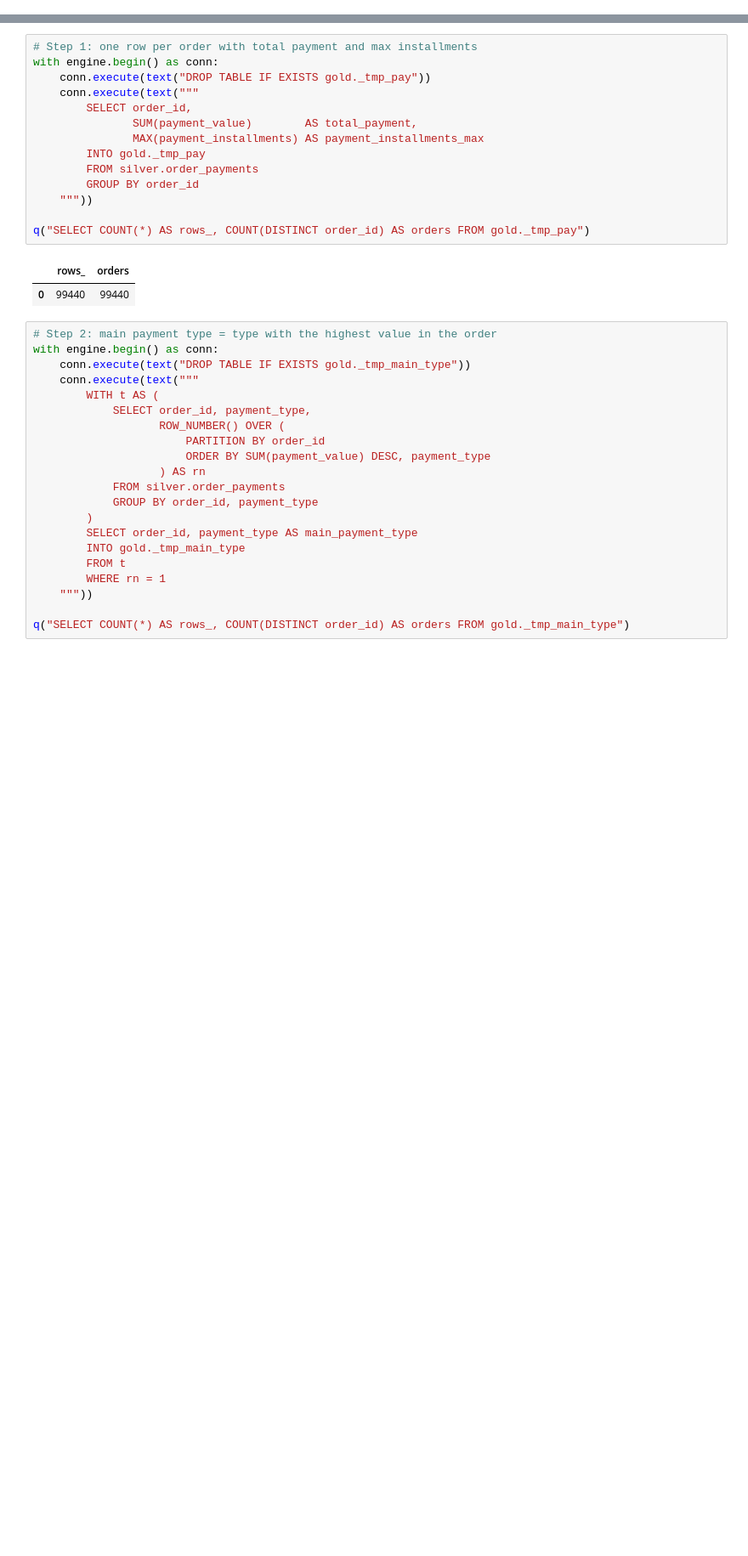
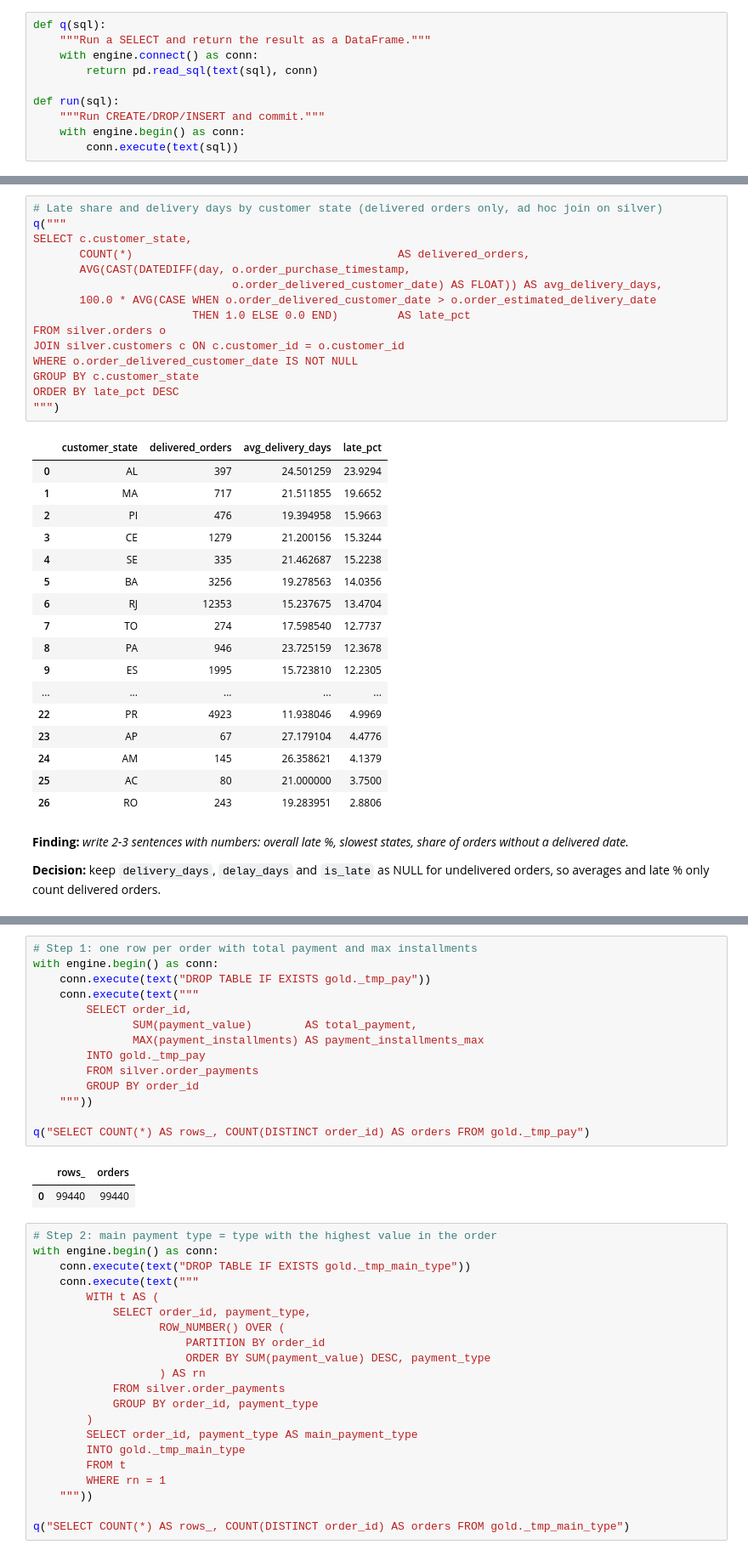
Before and after one commit to abasovmanaf-3267/olist-ecommerce-analytics, a Jupyter notebook: notebooks/03_gold/03_gold_tables/03_gold_tables_a.ipynb, the cells around one changed output, grey strips where cells are left out. Shown at 85% size. Saved outputs shown, nothing was run; the diff lists cells and outputs as text; blank space fills up the shorter version.

Commit message:
Combined Gold analysis and tables (A)

```diff
--- a/notebooks/03_gold/03_gold_tables/03_gold_tables_a.ipynb
+++ b/notebooks/03_gold/03_gold_tables/03_gold_tables_a.ipynb
@@ -13,3 +39,13 @@
+# %%
+def q(sql):
+    """Run a SELECT and return the result as a DataFrame."""
+    with engine.connect() as conn:
+        return pd.read_sql(text(sql), conn)
+
+def run(sql):
+    """Run CREATE/DROP/INSERT and commit."""
+    with engine.begin() as conn:
+        conn.execute(text(sql))
 # %% [markdown]
 ---
 
@@ -111 +181,38 @@ FROM gold.dim_customers
+# %%
+# Late share and delivery days by customer state (delivered orders only, ad hoc join on silver)
+q("""
+SELECT c.customer_state,
+       COUNT(*)                                        AS delivered_orders,
+       AVG(CAST(DATEDIFF(day, o.order_purchase_timestamp,
+                              o.order_delivered_customer_date) AS FLOAT)) AS avg_delivery_days,
+       100.0 * AVG(CASE WHEN o.order_delivered_customer_date > o.order_estimated_delivery_date
+                        THEN 1.0 ELSE 0.0 END)         AS late_pct
+FROM silver.orders o
+JOIN silver.customers c ON c.customer_id = o.customer_id
+WHERE o.order_delivered_customer_date IS NOT NULL
+GROUP BY c.customer_state
+ORDER BY late_pct DESC
+""")
+# %% [output]
+|  | customer_state | delivered_orders | avg_delivery_days | late_pct |
+| 0 | AL | 397 | 24.501259 | 23.9294 |
+| 1 | MA | 717 | 21.511855 | 19.6652 |
+| 2 | PI | 476 | 19.394958 | 15.9663 |
+| 3 | CE | 1279 | 21.200156 | 15.3244 |
+| 4 | SE | 335 | 21.462687 | 15.2238 |
+| 5 | BA | 3256 | 19.278563 | 14.0356 |
+| 6 | RJ | 12353 | 15.237675 | 13.4704 |
+| 7 | TO | 274 | 17.598540 | 12.7737 |
+| 8 | PA | 946 | 23.725159 | 12.3678 |
+| 9 | ES | 1995 | 15.723810 | 12.2305 |
+| ... | ... | ... | ... | ... |
+| 22 | PR | 4923 | 11.938046 | 4.9969 |
+| 23 | AP | 67 | 27.179104 | 4.4776 |
+| 24 | AM | 145 | 26.358621 | 4.1379 |
+| 25 | AC | 80 | 21.000000 | 3.7500 |
+| 26 | RO | 243 | 19.283951 | 2.8806 |
+# %% [markdown]
+**Finding:** _write 2-3 sentences with numbers: overall late %, slowest states, share of orders without a delivered date._
+
+**Decision:** keep `delivery_days`, `delay_days` and `is_late` as NULL for undelivered orders, so averages and late % only count delivered orders.
 # %%
```
Also changed, not shown: parts of 39 cells of this notebook, 3 other files.
